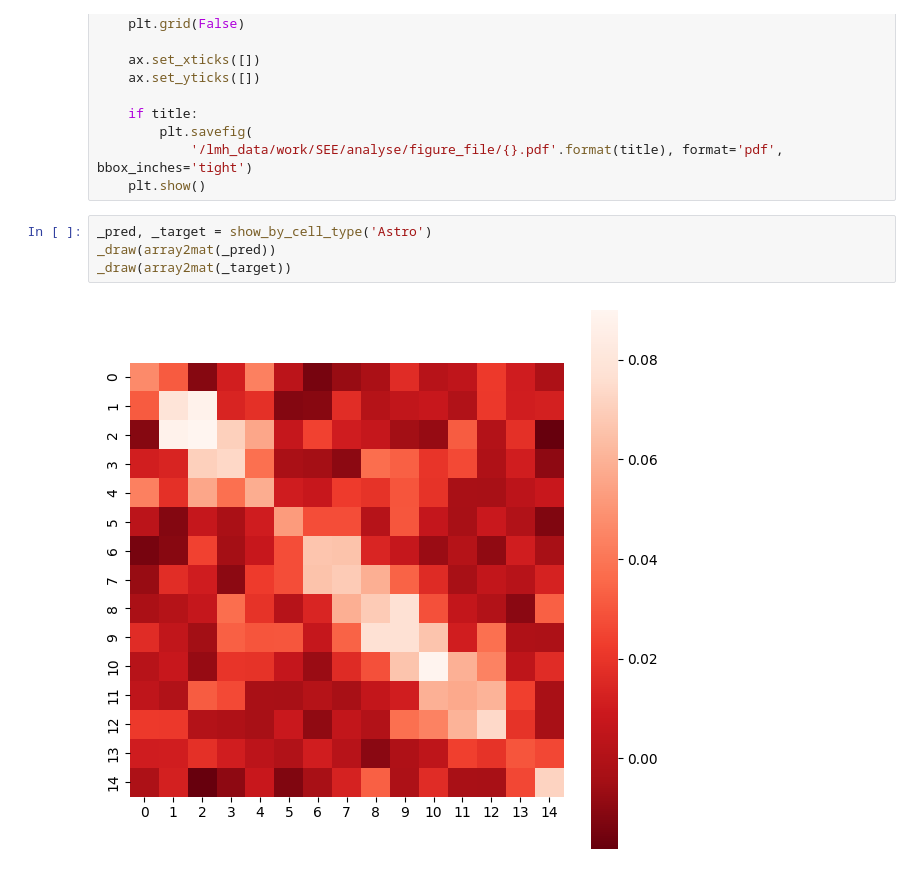
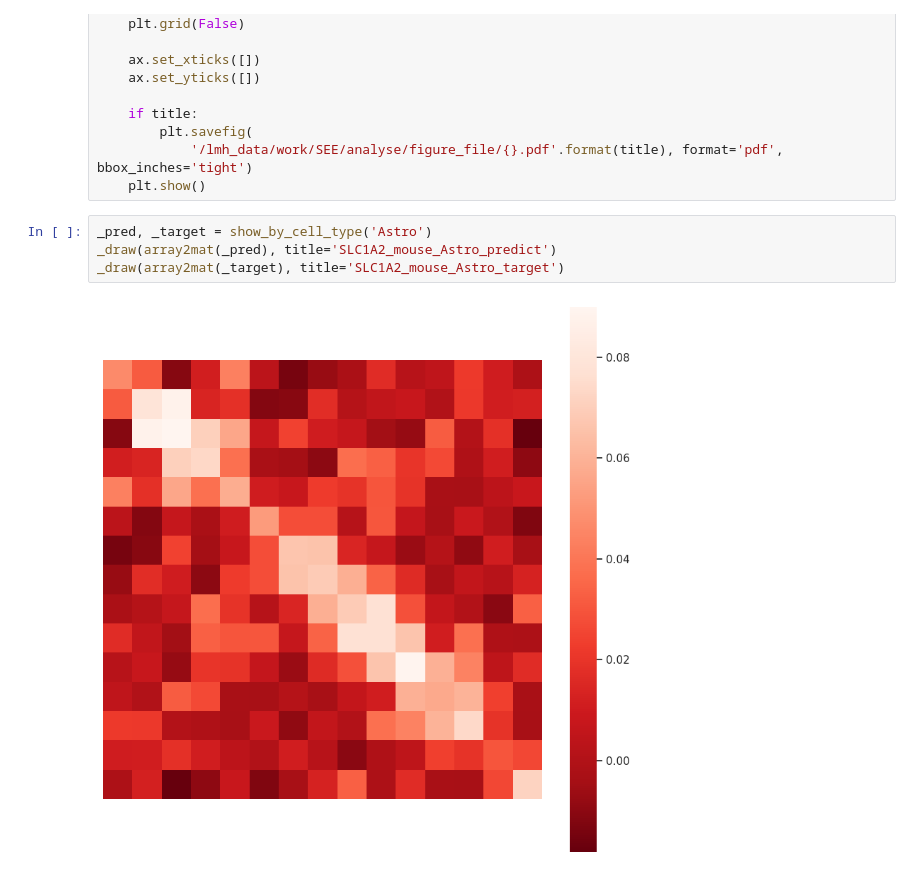
Before and after one commit to 4dglab/SEE, a Jupyter notebook: analyse/quality/Landmark position-SLC1A2(mouse).ipynb, the cells around one changed output. Drawn from its saved outputs; the diff is of its cells as text.

```diff
--- a/analyse/quality/Landmark position-SLC1A2(mouse).ipynb
+++ b/analyse/quality/Landmark position-SLC1A2(mouse).ipynb
@@ -58,7 +60,7 @@ def _draw(mat, ignore_diag=False, title=None):
     plt.show()
 # %%
 _pred, _target = show_by_cell_type('Astro')
-_draw(array2mat(_pred))
-_draw(array2mat(_target))
+_draw(array2mat(_pred), title='SLC1A2_mouse_Astro_predict')
+_draw(array2mat(_target), title='SLC1A2_mouse_Astro_target')
 # %% [output]
-[figure, old version]
+[figure, new version]
```
Also changed, not shown: parts of 4 cells of this notebook, 20 other files.
